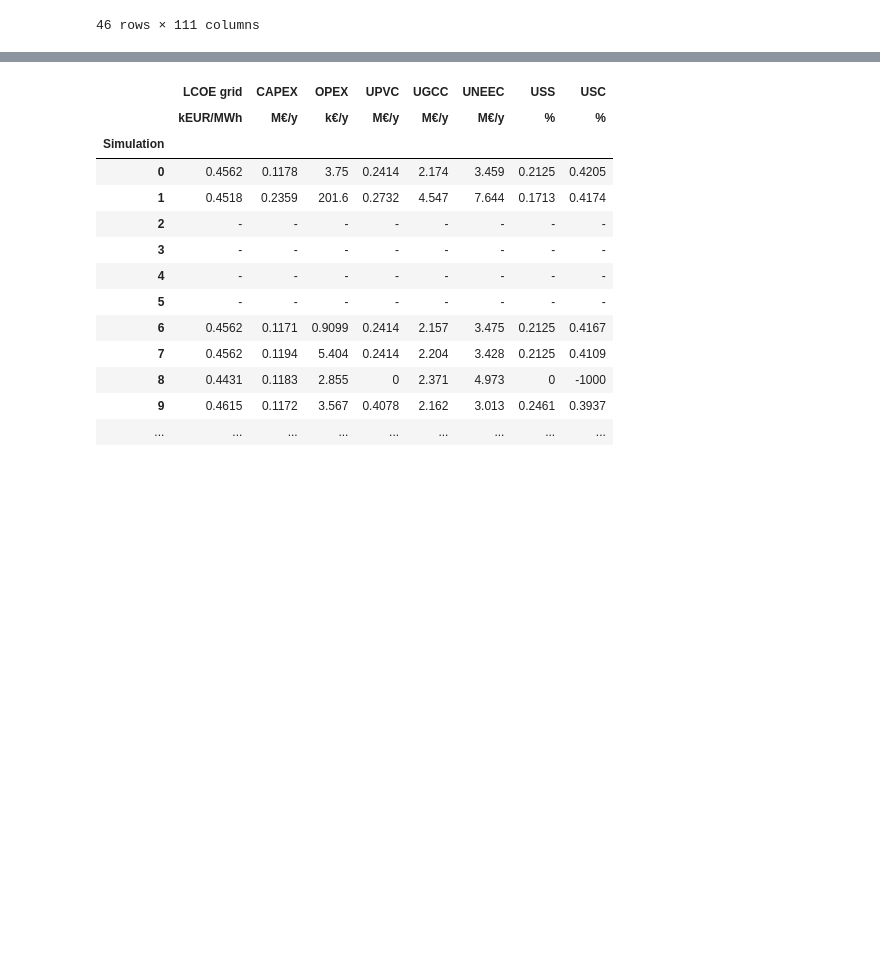
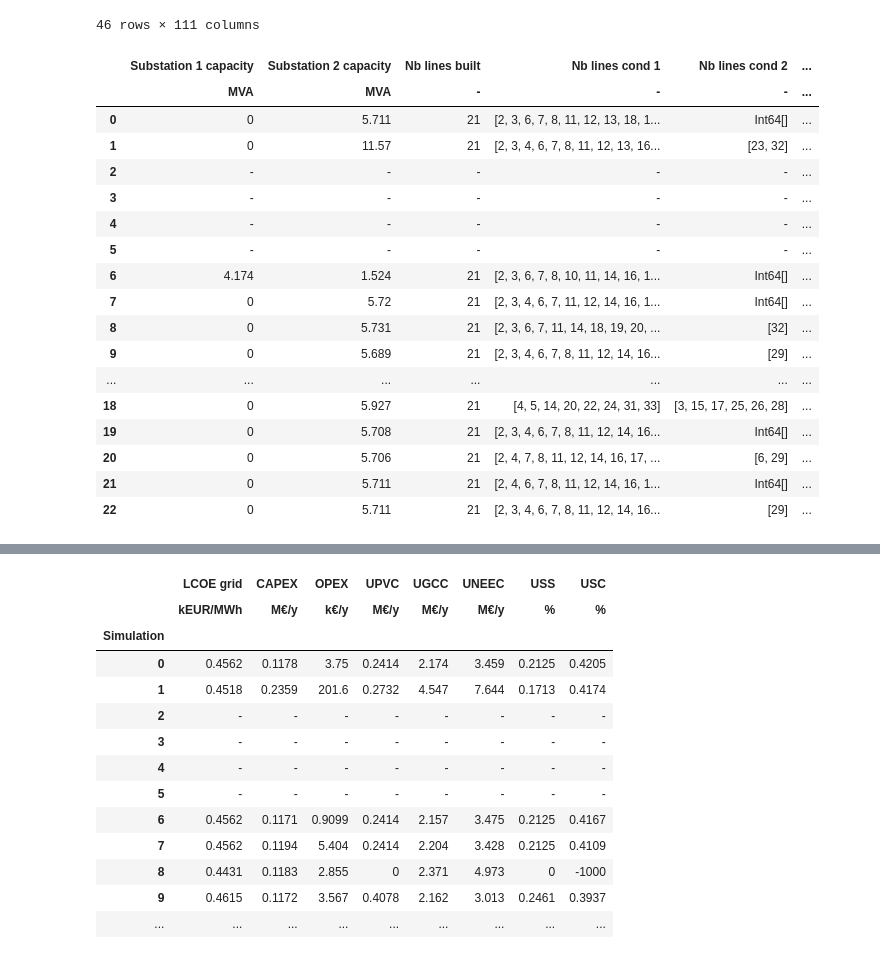
Before and after one commit to ManCornet/MasterThesis, a Jupyter notebook: process_simulations.ipynb, the cells around one changed output, grey strips where cells are left out. Cells and saved outputs as stored; diff of their text form; code cells hidden in the pictures; blank space fills up the shorter version.

```diff
--- a/process_simulations.ipynb
+++ b/process_simulations.ipynb
@@ -45,7 +45,7 @@ key_params          = [ "radiality", "EV", "EHP", "storage", "Storage_cost",
                         "network_reconfig", "bilevel", "PV_CAPA", "PVC",
                         "DSOEC","EIC","EEC","GCC", "weight_I"]
 
-key_solution_KPIs   = [ "Gap", "Solve Time"]
+key_solution_KPIs   = ["Gap", "Solve Time",]
 key_network_KPIs    = [ "Substation 1 capacity", "Substation 2 capacity",
                         "Nb lines built", "Nb lines cond 1", "Nb lines cond 2",
                         "Nb lines cond 3", "Nb lines cond 4", "PV capacity"]
@@ -425,0 +301,56 @@ def stackBarPlot(df_violation: pd.DataFrame,
+# %%
+# Fetch the results with the best MIP GAP
+all_keys_needed = key_solution_KPIs + key_network_KPIs + key_KPIs
+all_units_needed =  ['%', 'sec.', 'MVA', 'MVA','-', '-', '-', '-', '-', 'MVA','kEUR/MWh', 'M€/y', 'k€/y',
+            'M€/y', 'M€/y', 'M€/y', '%', '%']
+
+results_single   = results_tab[all_keys_needed].iloc[0:23,:].copy(deep=True).reset_index(drop=True)
+#display(results_single)
+
+results_multi    = results_tab[all_keys_needed].iloc[23:46,:].copy(deep=True).reset_index(drop=True)
+results_spanning = results_tab[all_keys_needed].iloc[46:69,:].copy(deep=True).reset_index(drop=True)
+
+df = pd.DataFrame(columns=[all_keys_needed, all_units_needed], index=range(0,23))
+
+for ((i1, r1),(i2, r2)) in zip(results_single.iterrows(), results_multi.iterrows()):
+
+    gaps = [r1["Gap"].values, r2["Gap"].values]
+    check_dash = all(map(lambda x: x == '-', gaps))
+    #print(check_dash)
+    #print(type(r1))
+    if check_dash:
+        df.iloc[i1, :] = r1.values
+    else:
+        gaps = list(map(lambda x: float(1000) if x =='-' else float(x), gaps))
+        index_min = np.argmin(gaps) # index of the min
+        #print(index_min)
+        if index_min == 0:
+            df.iloc[i1, :] = r1.values
+        elif index_min == 1:
+            df.iloc[i2, :] = r2.values
+
+#display(df)
+
+best_key_solutions = df[key_solution_KPIs].reset_index(drop=True).copy(deep=True)
+
+best_network_solutions = df[key_network_KPIs].reset_index(drop=True).copy(deep=True)
+display(best_network_solutions)
+# %% [output]
+|  | Substation 1 capacity | Substation 2 capacity | Nb lines built | Nb lines cond 1 | Nb lines cond 2 | ... |
+|  | MVA | MVA | - | - | - | ... |
+| 0 | 0 | 5.711 | 21 | [2, 3, 6, 7, 8, 11, 12, 13, 18, 1... | Int64[] | ... |
+| 1 | 0 | 11.57 | 21 | [2, 3, 4, 6, 7, 8, 11, 12, 13, 16... | [23, 32] | ... |
+| 2 | - | - | - | - | - | ... |
+| 3 | - | - | - | - | - | ... |
+| 4 | - | - | - | - | - | ... |
+| 5 | - | - | - | - | - | ... |
+| 6 | 4.174 | 1.524 | 21 | [2, 3, 6, 7, 8, 10, 11, 14, 16, 1... | Int64[] | ... |
+| 7 | 0 | 5.72 | 21 | [2, 3, 4, 6, 7, 11, 12, 14, 16, 1... | Int64[] | ... |
+| 8 | 0 | 5.731 | 21 | [2, 3, 6, 7, 11, 14, 18, 19, 20, ... | [32] | ... |
+| 9 | 0 | 5.689 | 21 | [2, 3, 4, 6, 7, 8, 11, 12, 14, 16... | [29] | ... |
+| ... | ... | ... | ... | ... | ... | ... |
+| 18 | 0 | 5.927 | 21 | [4, 5, 14, 20, 22, 24, 31, 33] | [3, 15, 17, 25, 26, 28] | ... |
+| 19 | 0 | 5.708 | 21 | [2, 3, 4, 6, 7, 8, 11, 12, 14, 16... | Int64[] | ... |
+| 20 | 0 | 5.706 | 21 | [2, 4, 7, 8, 11, 12, 14, 16, 17, ... | [6, 29] | ... |
+| 21 | 0 | 5.711 | 21 | [2, 4, 6, 7, 8, 11, 12, 14, 16, 1... | Int64[] | ... |
+| 22 | 0 | 5.711 | 21 | [2, 3, 4, 6, 7, 8, 11, 12, 14, 16... | [29] | ... |
```
Also changed, not shown: parts of 16 cells of this notebook, 1 other file.
